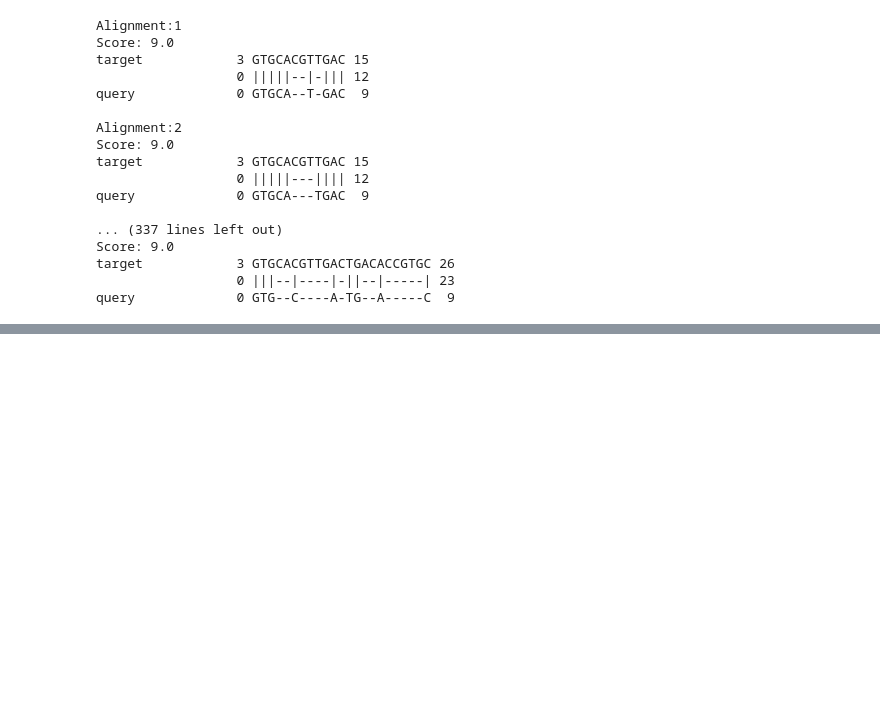
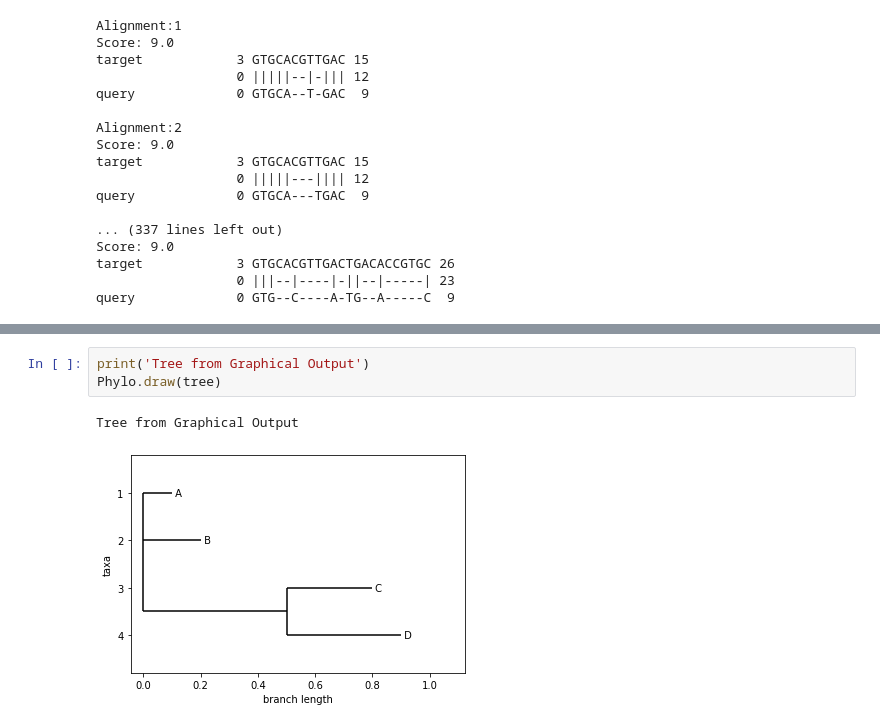
Before and after one commit to michaelremington2/Intro-to-Bioinformatics-Python, a Jupyter notebook: biopython.ipynb, the cells around one changed output, grey strips where cells are left out. Saved outputs shown, nothing was run; the diff lists cells and outputs as text; blank space fills up the shorter version.

```diff
--- a/biopython.ipynb
+++ b/biopython.ipynb
@@ -477,0 +621,6 @@ query             0 GTG--C----A-TG--A-----C  9
+# %%
+print('Tree from Graphical Output')
+Phylo.draw(tree)
+# %% [output]
+Tree from Graphical Output
+[figure, added]
```
Also changed, not shown: parts of 8 cells of this notebook, 3 other files.
